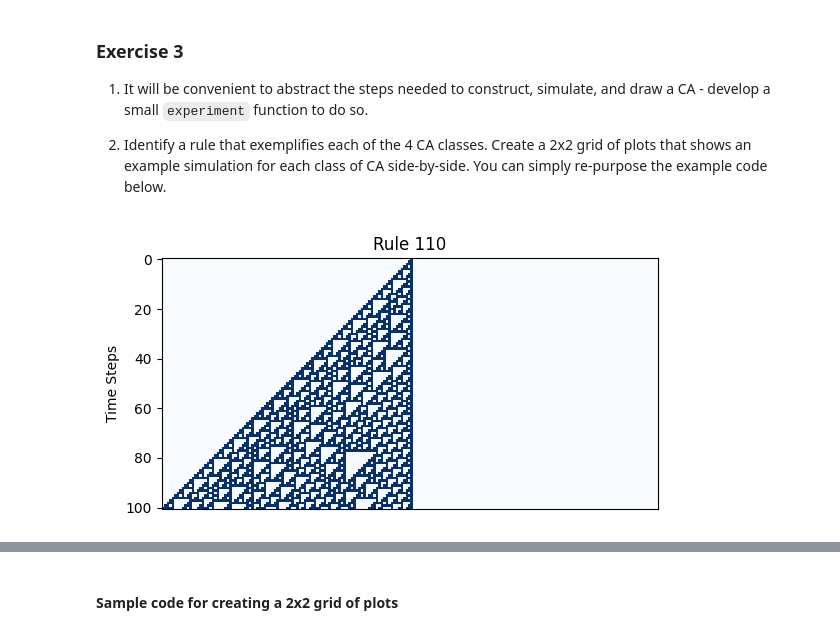
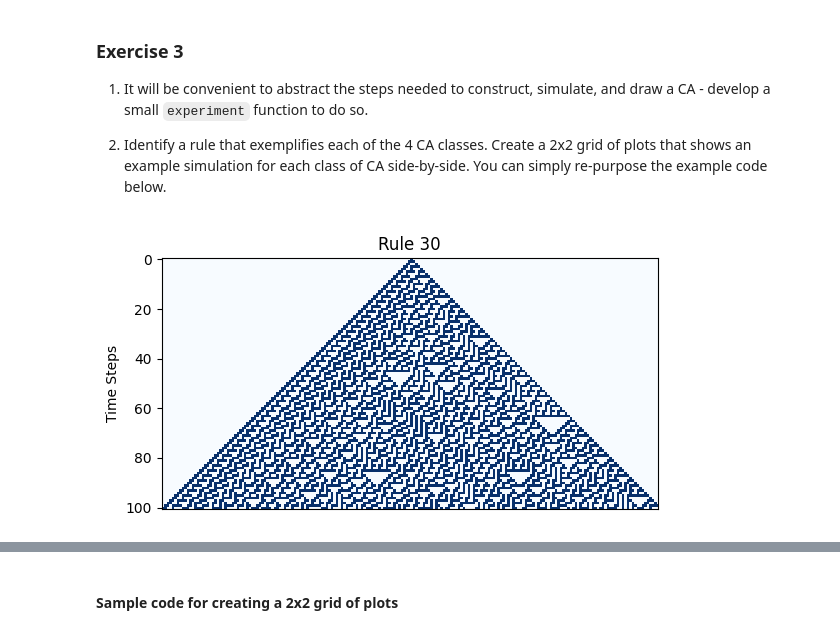
Before and after one commit to emkalan/comp215, a Jupyter notebook: labs/lab07_cellular_automata.ipynb, the cells around one changed output, grey strips where cells are left out. Cells and saved outputs as stored; diff of their text form; code cells hidden in the pictures.

```diff
--- a/labs/lab07_cellular_automata.ipynb
+++ b/labs/lab07_cellular_automata.ipynb
@@ -248,15 +263,15 @@ Wolfram identifies 4 "classes" of Elementary Cellular Automata:
 # %%
 # Solution for Ex. 3 here...
 def experiment(rule_number, n_cells, n_steps, cmap='Blues'):
     """
     Create a CA with given number of cells, plot progression of rule for given number of time steps.
     """
-    rule = get_lookup_table(rule_number) # Convert the rule number to a lookup table
+    rule = get_lookup_table(rule_number) # convert the rule number to a lookup table
     start_state = single_centre_array(n_cells)
     ca = Cell1D(rule, start_state)
     ca.simulate(n_steps)
-    ca.draw(title=f'Rule {rule_number}', cmap=cmap)  # Display the original rule number in the title
+    ca.draw(title=f'Rule {rule_number}', cmap=cmap)  # display the original rule number in the title
 
-experiment(110, 200, 100)
+experiment(30, 200, 100)
 # %% [output]
-[figure, old version]
+[figure, new version]
```
Also changed, not shown: parts of 4 cells of this notebook.
